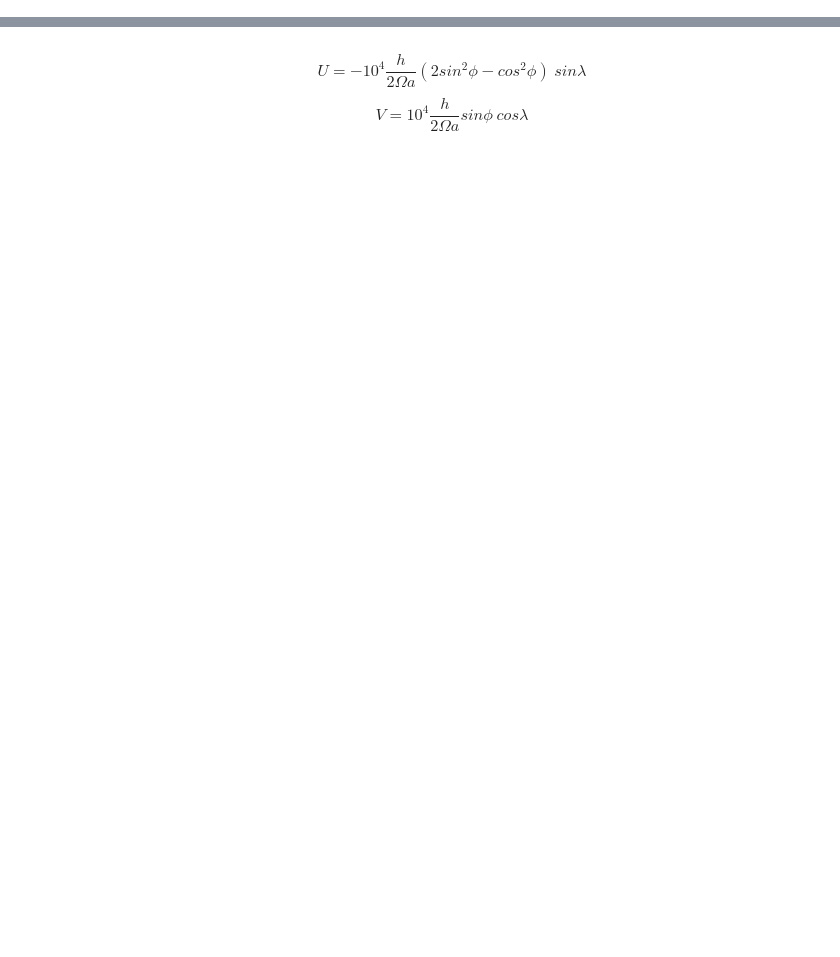
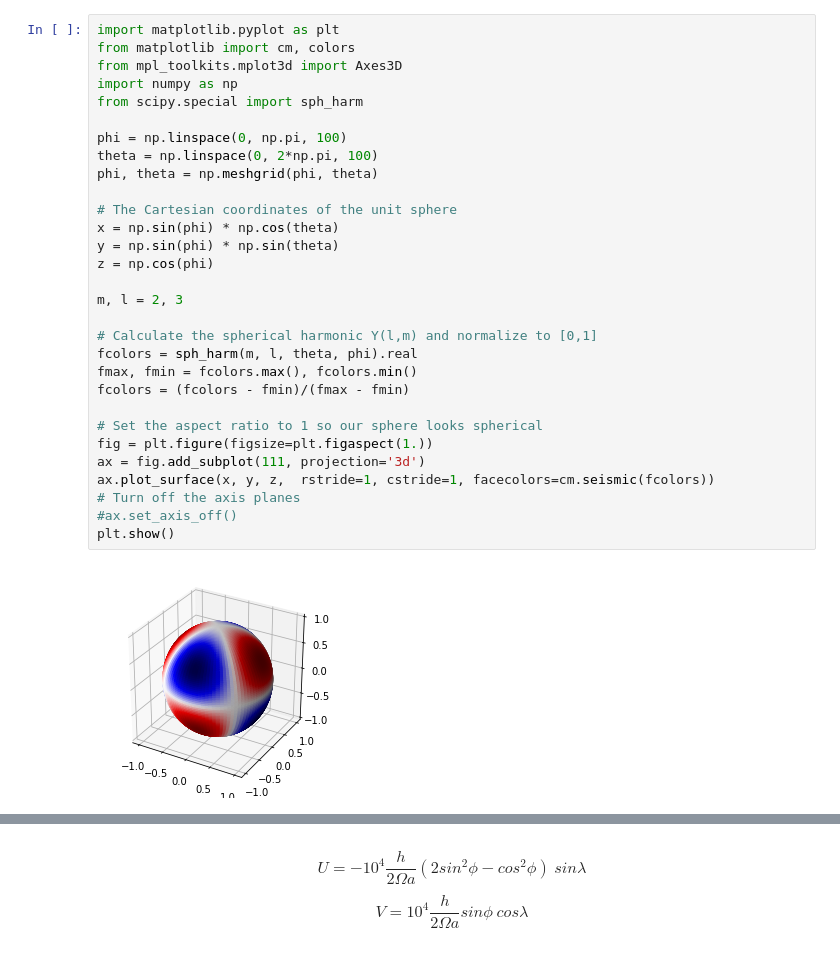
Before and after one commit to prl900/wpnp, a Jupyter notebook: 01_barotropic.ipynb, the cells around one changed output, grey strips where cells are left out. Saved outputs shown, nothing was run; the diff lists cells and outputs as text; blank space fills up the shorter version.

```diff
--- a/01_barotropic.ipynb
+++ b/01_barotropic.ipynb
@@ -9,3 +34,35 @@ Let's represent this perturbation
+# %%
+import matplotlib.pyplot as plt
+from matplotlib import cm, colors
+from mpl_toolkits.mplot3d import Axes3D
+import numpy as np
+from scipy.special import sph_harm
+
+phi = np.linspace(0, np.pi, 100)
+theta = np.linspace(0, 2*np.pi, 100)
+phi, theta = np.meshgrid(phi, theta)
+
+# The Cartesian coordinates of the unit sphere
+x = np.sin(phi) * np.cos(theta)
+y = np.sin(phi) * np.sin(theta)
+z = np.cos(phi)
+
+m, l = 2, 3
+
+# Calculate the spherical harmonic Y(l,m) and normalize to [0,1]
+fcolors = sph_harm(m, l, theta, phi).real
+fmax, fmin = fcolors.max(), fcolors.min()
+fcolors = (fcolors - fmin)/(fmax - fmin)
+
+# Set the aspect ratio to 1 so our sphere looks spherical
+fig = plt.figure(figsize=plt.figaspect(1.))
+ax = fig.add_subplot(111, projection='3d')
+ax.plot_surface(x, y, z,  rstride=1, cstride=1, facecolors=cm.seismic(fcolors))
+# Turn off the axis planes
+#ax.set_axis_off()
+plt.show()
+# %% [output]
+[figure, added]
 # %%
 %matplotlib inline
 
```
Also changed, not shown: parts of 8 cells of this notebook.
